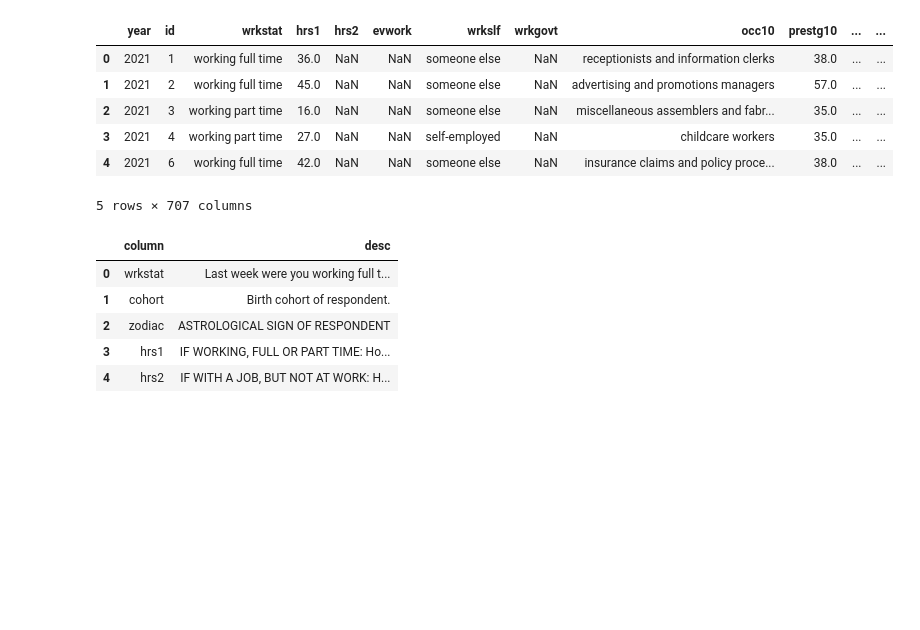
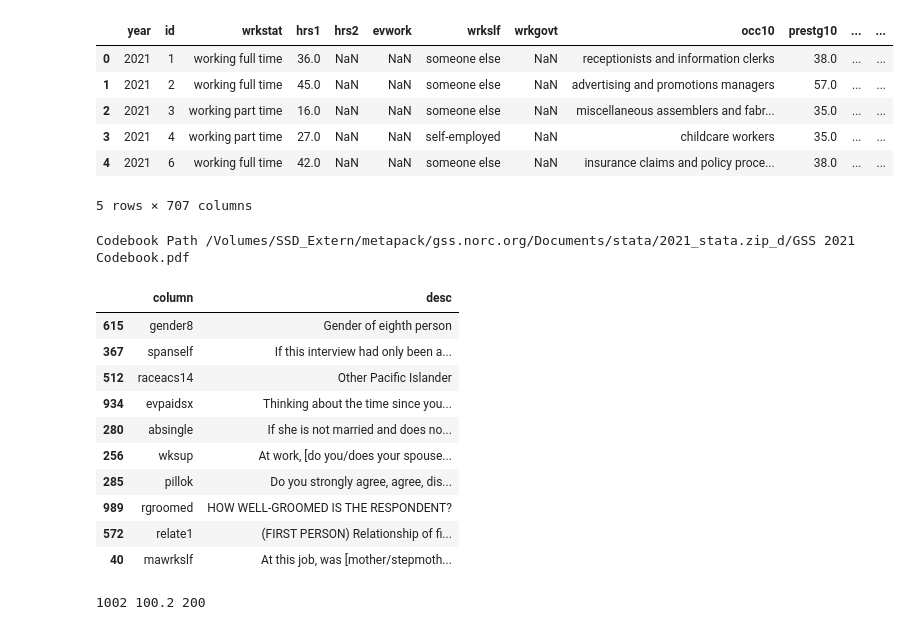
Before and after one commit to metatab-packages/norc.org-gss-2021, a Jupyter notebook: notebooks/DataDictionary.ipynb, the cells around one changed output. Drawn from its saved outputs; the diff is of its cells as text; code cells hidden in the pictures; blank space fills up the shorter version.

```diff
--- a/notebooks/DataDictionary.ipynb
+++ b/notebooks/DataDictionary.ipynb
@@ -60,14 +71,14 @@ the string values returned are correct.
 5 rows × 707 columns
 # %%
 # Get the variable descriptions out of the codebook
+from tqdm.auto import tqdm
 
 lines = get_codebook_text(pkg)
-
 
 d = {}
 pp = 0
 state = None
-for l in lines:
+for l in tqdm(lines):
     l = l.strip()
 
     if l.startswith('Variable:'):
@@ -76,37 +87,56 @@ for l in lines:
 
         #if var_name == 'WIDOWED':
         #    pp = 30
 
         d[var_name] = ''
 
     elif l.startswith('Label:'):
         state = 'label'
         try:
-            _, text = l.split(': ')
+            _, text = l.split(': ', 1)
             d[var_name] += ' '+text.strip()
         except ValueError:
             pass
         except KeyError:
             #print('Err:', l)
             pass
 
     elif l.startswith('LABEL') or l.startswith('VALUE COUNT') or l.startswith('Notes:') :
         state = None
         var_name = None
 
     elif state == 'label':
         d[var_name] += ' '+l.strip()
 
     if pp > 0:
         pp -= 1
         print(state, l)
 
 variables_df = pd.DataFrame([ dict(column=k.lower(), desc=v) for k, v in d.items() ])
-variables_df.head()
+variables_df.sample(10).head(10)
 # %% [output]
+Codebook Path /Volumes/SSD_Extern/metapack/gss.norc.org/Documents/stata/2021_stata.zip_d/GSS 2021 Codebook.pdf
 |  | column | desc |
-| 0 | wrkstat | Last week were you working full t... |
-| 1 | cohort | Birth cohort of respondent. |
-| 2 | zodiac | ASTROLOGICAL SIGN OF RESPONDENT |
-| 3 | hrs1 | IF WORKING, FULL OR PART TIME: Ho... |
-| 4 | hrs2 | IF WITH A JOB, BUT NOT AT WORK: H... |
+| 615 | gender8 | Gender of eighth person |
+| 367 | spanself | If this interview had only been a... |
+| 512 | raceacs14 | Other Pacific Islander |
+| 934 | evpaidsx | Thinking about the time since you... |
+| 280 | absingle | If she is not married and does no... |
+| 256 | wksup | At work, [do you/does your spouse... |
+| 285 | pillok | Do you strongly agree, agree, dis... |
+| 989 | rgroomed | HOW WELL-GROOMED IS THE RESPONDENT? |
+| 572 | relate1 | (FIRST PERSON) Relationship of fi... |
+| 40 | mawrkslf | At this job, was [mother/stepmoth... |
+# %%
+from more_itertools import windowed
+
+# create overlapping chunks of variables the overlap is 20% of the size of the block.
+chunk_size = 10
+step = chunk_size-5
+df_chunks = list(windowed(variables_df.iterrows(), chunk_size, step=step))
+print(len(variables_df), len(variables_df)/chunk_size, len(df_chunks))
+
+def make_desc(chunk):
+    return '\n'.join([f"{r[1].column}: {r[1].desc} " for r in chunk])
+# %% [output]
+1002 100.2 200
```
Also changed, not shown: parts of 16 cells of this notebook, 9 other files.
